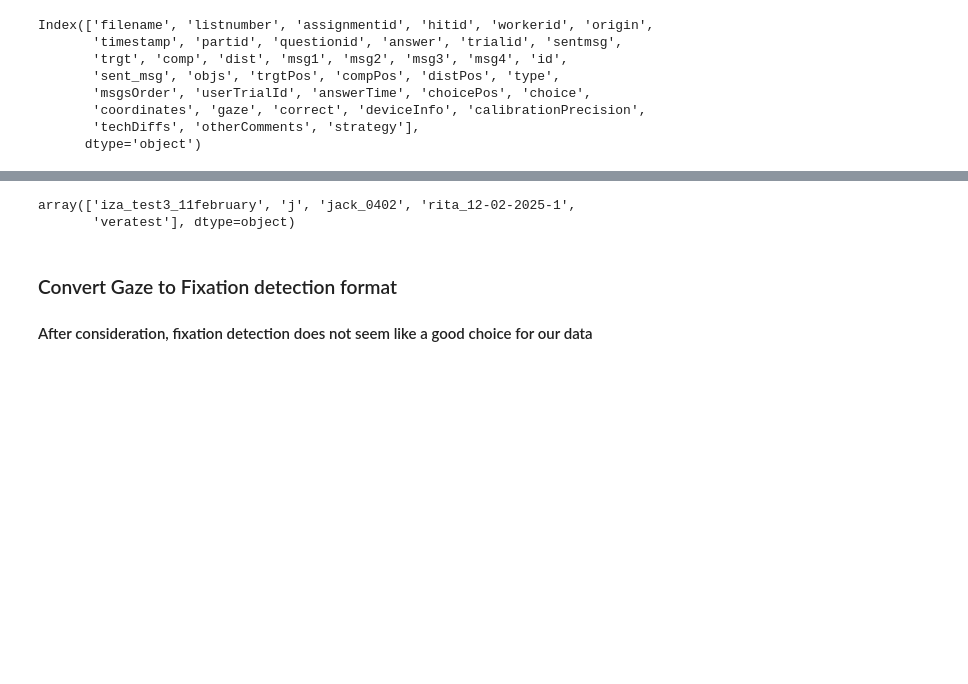
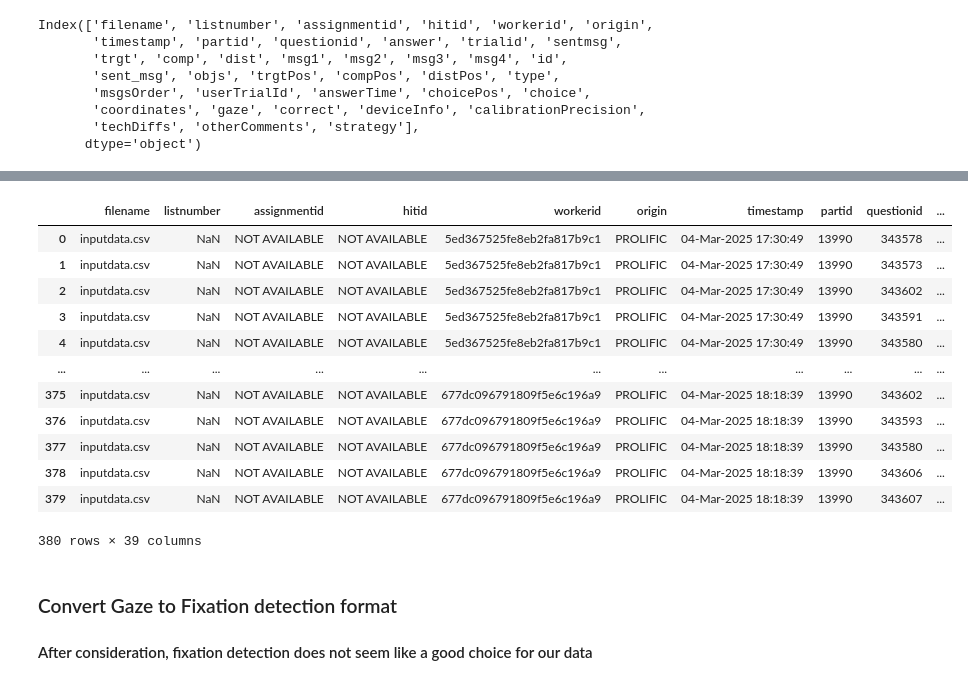
Before and after one commit to GAtemROU/Thesis-Project, a Jupyter notebook: analysis/preprocessing_and_init_analysis.ipynb, the cells around one changed output, grey strips where cells are left out. Cells and saved outputs as stored; diff of their text form; code cells hidden in the pictures; blank space fills up the shorter version.

```diff
--- a/analysis/preprocessing_and_init_analysis.ipynb
+++ b/analysis/preprocessing_and_init_analysis.ipynb
@@ -65,8 +80,19 @@ Index(['filename', 'listnumber', 'assignmentid', 'hitid', 'workerid', 'origin',
 # %%
-df['workerid'].unique()
+df
 # %% [output]
+|  | filename | listnumber | assignmentid | hitid | workerid | origin | timestamp | partid | questionid | ... |
+| 0 | inputdata.csv | NaN | NOT AVAILABLE | NOT AVAILABLE | 5ed367525fe8eb2fa817b9c1 | PROLIFIC | 04-Mar-2025 17:30:49 | 13990 | 343578 | ... |
+| 1 | inputdata.csv | NaN | NOT AVAILABLE | NOT AVAILABLE | 5ed367525fe8eb2fa817b9c1 | PROLIFIC | 04-Mar-2025 17:30:49 | 13990 | 343573 | ... |
+| 2 | inputdata.csv | NaN | NOT AVAILABLE | NOT AVAILABLE | 5ed367525fe8eb2fa817b9c1 | PROLIFIC | 04-Mar-2025 17:30:49 | 13990 | 343602 | ... |
+| 3 | inputdata.csv | NaN | NOT AVAILABLE | NOT AVAILABLE | 5ed367525fe8eb2fa817b9c1 | PROLIFIC | 04-Mar-2025 17:30:49 | 13990 | 343591 | ... |
+| 4 | inputdata.csv | NaN | NOT AVAILABLE | NOT AVAILABLE | 5ed367525fe8eb2fa817b9c1 | PROLIFIC | 04-Mar-2025 17:30:49 | 13990 | 343580 | ... |
+| ... | ... | ... | ... | ... | ... | ... | ... | ... | ... | ... |
+| 375 | inputdata.csv | NaN | NOT AVAILABLE | NOT AVAILABLE | 677dc096791809f5e6c196a9 | PROLIFIC | 04-Mar-2025 18:18:39 | 13990 | 343602 | ... |
+| 376 | inputdata.csv | NaN | NOT AVAILABLE | NOT AVAILABLE | 677dc096791809f5e6c196a9 | PROLIFIC | 04-Mar-2025 18:18:39 | 13990 | 343593 | ... |
+| 377 | inputdata.csv | NaN | NOT AVAILABLE | NOT AVAILABLE | 677dc096791809f5e6c196a9 | PROLIFIC | 04-Mar-2025 18:18:39 | 13990 | 343580 | ... |
+| 378 | inputdata.csv | NaN | NOT AVAILABLE | NOT AVAILABLE | 677dc096791809f5e6c196a9 | PROLIFIC | 04-Mar-2025 18:18:39 | 13990 | 343606 | ... |
+| 379 | inputdata.csv | NaN | NOT AVAILABLE | NOT AVAILABLE | 677dc096791809f5e6c196a9 | PROLIFIC | 04-Mar-2025 18:18:39 | 13990 | 343607 | ... |
-array(['iza_test3_11february', 'j', 'jack_0402', 'rita_12-02-2025-1',
-       'veratest'], dtype=object)
+380 rows × 39 columns
 # %% [markdown]
 ### Convert Gaze to Fixation detection format
 #### After consideration, fixation detection does not seem like a good choice for our data
```
Also changed, not shown: parts of 8 cells of this notebook, 21 other files.
